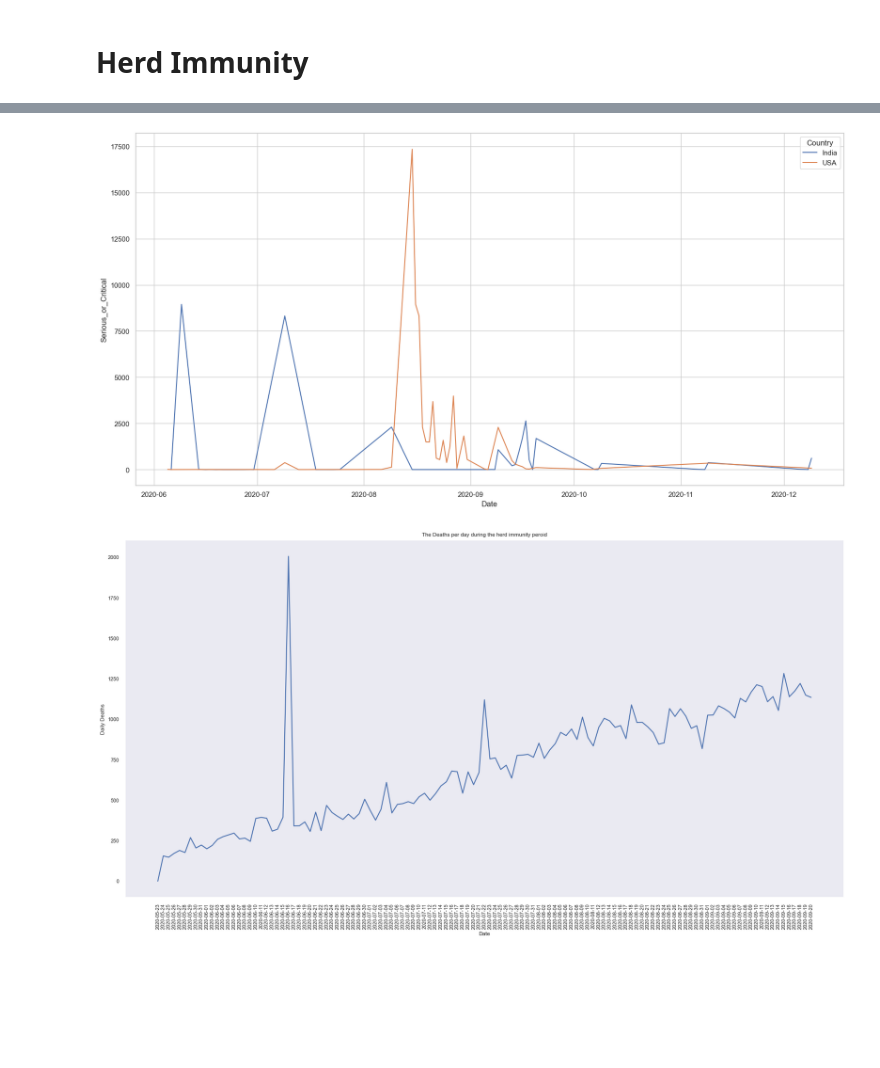
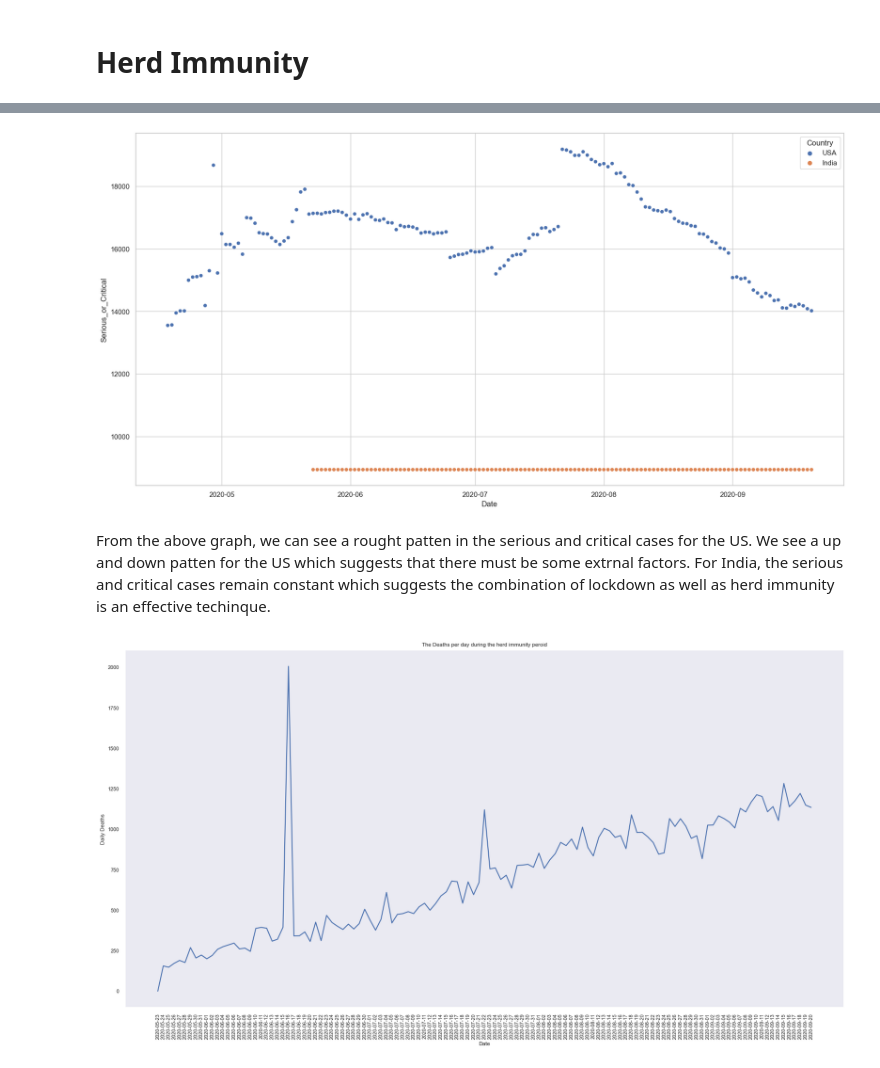
Before and after one commit to data301-2021-summer2/project-group18-project, a Jupyter notebook: analysis/Anikait/Task 3-EDA.ipynb, the cells around one changed output, grey strips where cells are left out. Saved outputs shown, nothing was run; the diff lists cells and outputs as text; code cells hidden in the pictures; blank space fills up the shorter version.

```diff
--- a/analysis/Anikait/Task 3-EDA.ipynb
+++ b/analysis/Anikait/Task 3-EDA.ipynb
@@ -14,8 +14,11 @@ import seaborn as sns
 import matplotlib.pyplot as plt
 
 def loadingProcessing(path):
-    data = pd.read_csv(path)
+    data = (
+        pd.read_csv(path)
+        .dropna().reset_index(drop = True)
+
+    )
+
     return data
-df = loadingProcessing("C:\\Users\\kapur\\Downloads\\DATA.csv")
-
-print(df)
+df = loadingProcessing("C:\\Users\\kapur\\Documents\\UBC\\1st Year\\1st Year Summer\\DATA 301\\Project\\project-group18-project\\data\\processed\\worldometers_snapshots_April18_to_September20.csv")
@@ -243,9 +202,11 @@ See the caveats in the documentation: https://pandas.pydata.org/pandas-docs/stab
 # %%
 sns.set_style("whitegrid")
-plot2 = sns.lineplot(x = "Date", y = "Serious_or_Critical", hue = "Country", data = df_Herd1)
+plot2 = sns.scatterplot(x = "Date", y = "Serious_or_Critical", hue = "Country", data = df_herd)
 plt.show()
 # %% [output]
-[figure, old version]
+[figure, new version]
+# %% [markdown]
+From the above graph, we can see a rought patten in the serious and critical cases for the US. We see a up and down patten for the US which suggests that there must be some extrnal factors. For India, the serious and critical cases remain constant which suggests the combination of lockdown as well as herd immunity is an effective techinque.
 # %%
 sns.set(font_scale = 0.7)
 sns.set_style("dark")
```
Also changed, not shown: parts of 10 cells of this notebook, 5 other files.
